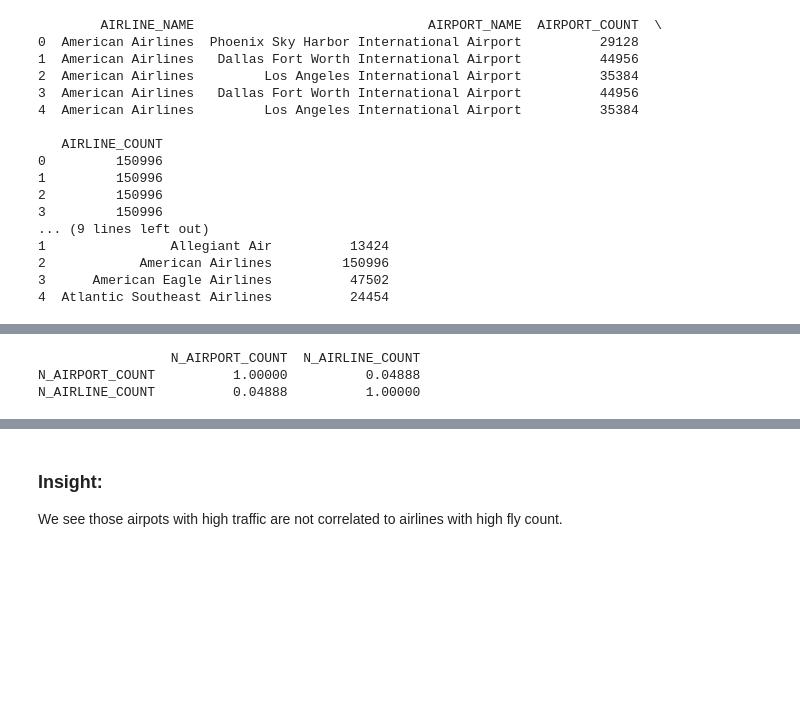
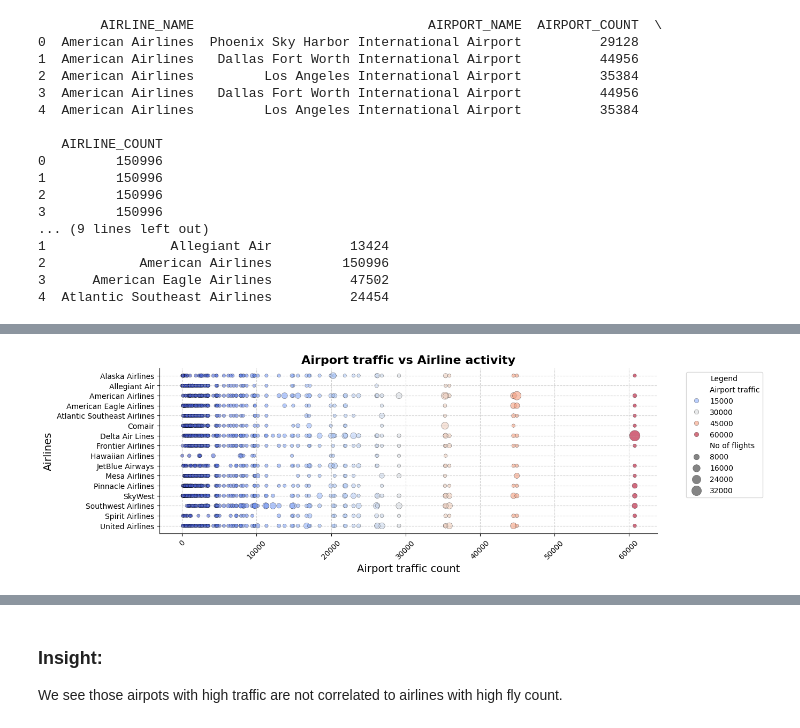
Before and after one commit to torchlightwizard/Data-Analysis-Flight-Travel, a Jupyter notebook: notebooks/eda.ipynb, the cells around one changed output, grey strips where cells are left out. Saved outputs shown, nothing was run; the diff lists cells and outputs as text; code cells hidden in the pictures; blank space fills up the shorter version.

```diff
--- a/notebooks/eda.ipynb
+++ b/notebooks/eda.ipynb
@@ -1418,0 +1414,7 @@ busy.plot(kind="scatter", x="AIRLINE_COUNT", y="AIRPORT_COUNT")
+# %%
+temp = busy
+temp["FLIGHTS"] = 1
+temp.head()
+temp = temp.groupby(["AIRLINE_NAME", "AIRPORT_NAME", "AIRLINE_COUNT", "AIRPORT_COUNT"]).count()
+temp.reset_index(inplace=True)
+temp.head()
@@ -1419,9 +1428,22 @@ busy.plot(kind="scatter", x="AIRLINE_COUNT", y="AIRPORT_COUNT")
+# %%
+plt.figure(figsize=(fig_width, fig_height))
+p = sns.scatterplot(data=temp, y="AIRLINE_NAME", x="AIRPORT_COUNT", hue="AIRPORT_COUNT", size="FLIGHTS", sizes=(20, 200), palette="coolwarm", edgecolor="black", alpha=0.6)
+plt.xticks(rotation=45)
+plt.title("Airport traffic vs Airline activity", fontsize=16, fontweight='bold')
+plt.xlabel("Airport traffic count", fontsize=14)
+plt.ylabel("Airlines", fontsize=14)
+sns.despine()
+plt.grid(True, linestyle="--", alpha=0.6)
+
+handles, labels = p.get_legend_handles_labels()
+new_labels = ["Airport traffic" if label == "AIRPORT_COUNT" else "No of flights" if label == "FLIGHTS" else label for label in labels]
+plt.legend(handles, new_labels, title="Legend", bbox_to_anchor=(1.05, 1), loc='upper left')
+
+plt.show()
+# %% [output]
+[figure, added]
 # %%
 busy["N_AIRPORT_COUNT"] = busy["AIRPORT_COUNT"] / busy["AIRPORT_COUNT"].max()
 busy["N_AIRLINE_COUNT"] = busy["AIRLINE_COUNT"] / busy["AIRLINE_COUNT"].max()
 
-print(busy[["N_AIRPORT_COUNT", "N_AIRLINE_COUNT"]].corr(method="pearson"))
+corr_matrix = busy[["N_AIRPORT_COUNT", "N_AIRLINE_COUNT"]].corr(method="pearson")
-# %% [output]
-                 N_AIRPORT_COUNT  N_AIRLINE_COUNT
-N_AIRPORT_COUNT          1.00000          0.04888
-N_AIRLINE_COUNT          0.04888          1.00000
```
Also changed, not shown: parts of 13 cells of this notebook.
